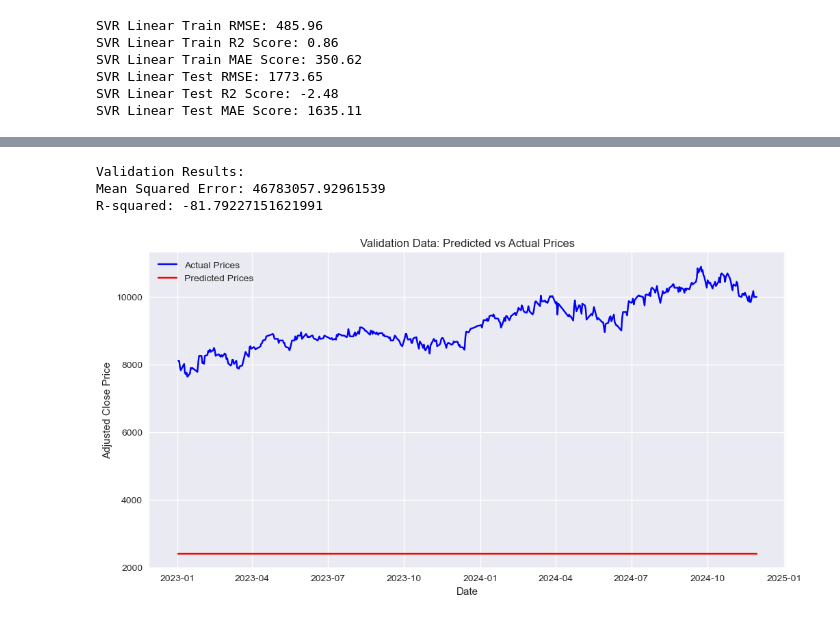
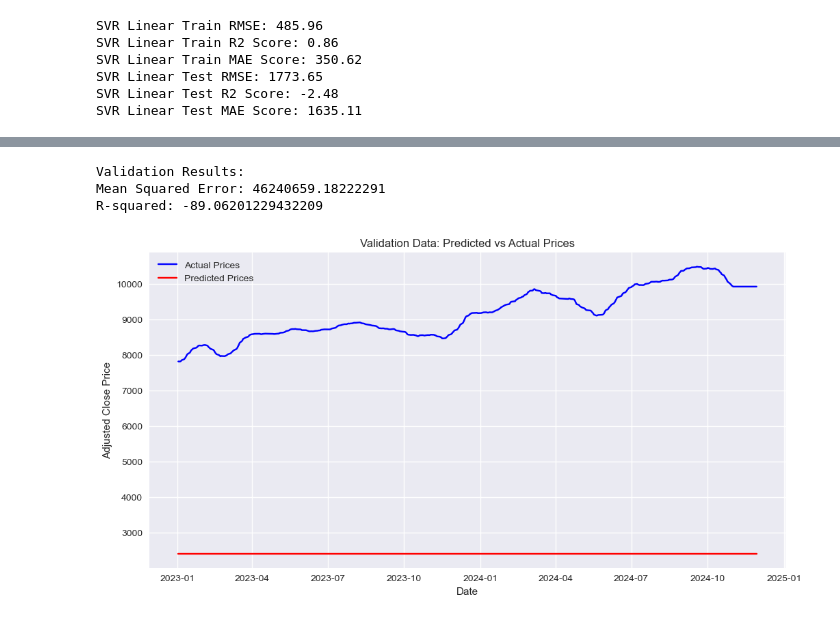
Before and after one commit to minseo0718/DS340W-Research, a Jupyter notebook: Stock_Market_Prediction_MA+SVM.ipynb, the cells around one changed output, grey strips where cells are left out. Cells and saved outputs as stored; diff of their text form; code cells hidden in the pictures.

```diff
--- a/Stock_Market_Prediction_MA+SVM.ipynb
+++ b/Stock_Market_Prediction_MA+SVM.ipynb
@@ -432,7 +432,7 @@ array([ 476.59428933,  477.60413463,  478.61397995, ..., 4126.17524596,
 # # Best parameters
 # print("Best parameters:", grid_search.best_params_)
 # %%
-SVR_rbfk = SVR(kernel= 'rbf', C= 1e4, gamma= 0.1)
+SVR_rbfk = SVR(kernel= 'rbf', C= 1e4, gamma= 0.01)
 # Large gamma: overfitting, Small gamma: underfitting
 # Smaller C will make the algorithm faster, but may decrease the model's performance
 SVR_rbfk.fit(dates_data, prices_data)
@@ -732,35 +732,35 @@ validation_indxed_dates['Date'] = validation_indxed_dates['Date'].map(mdates.dat
 
 # Prepare validation data
 validation_dates_data = validation_indxed_dates['Date'].to_numpy()
-validation_prices_data = validation_data['Adj Close'].to_numpy()
+validation_prices_data = y_validation_pred
 
 # Convert to 1D vector
 validation_dates_data = np.reshape(validation_dates_data, (len(validation_dates_data), 1))
 validation_prices_data = np.reshape(validation_prices_data, (len(validation_prices_data), 1)).ravel()
 
 # Predict using the trained SVR model
 SVR_rbfk_validation = SVR_rbfk.predict(validation_dates_data)
 
 # Evaluate performance
 validation_mse = mean_squared_error(validation_prices_data, SVR_rbfk_validation)
 validation_r2 = r2_score(validation_prices_data, SVR_rbfk_validation)
 
 print("Validation Results:")
 print(f"Mean Squared Error: {validation_mse}")
 print(f"R-squared: {validation_r2}")
 
 # Plot validation results
 plt.figure(figsize=(12, 6))
 plt.title("Validation Data: Predicted vs Actual Prices")
 plt.plot(validation_actual_dates, validation_prices_data, label='Actual Prices', color='blue')
 plt.plot(validation_actual_dates, SVR_rbfk_validation, label='Predicted Prices', color='red')
 plt.xlabel('Date')
 plt.ylabel('Adjusted Close Price')
 plt.legend()
 plt.grid(True)
 plt.show()
 # %% [output]
 Validation Results:
-Mean Squared Error: 46783057.92961539
-R-squared: -81.79227151621991
+Mean Squared Error: 46240659.18222291
+R-squared: -89.06201229432209
-[figure, old version]
+[figure, new version]
```
Also changed, not shown: parts of 19 cells of this notebook, 1 other file.
